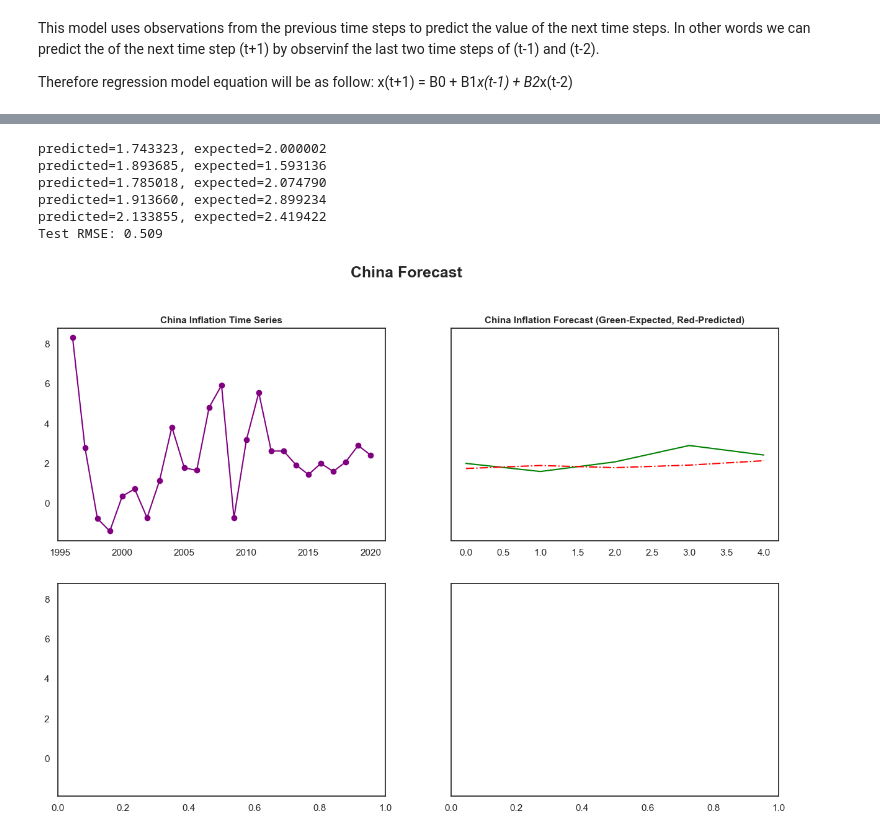
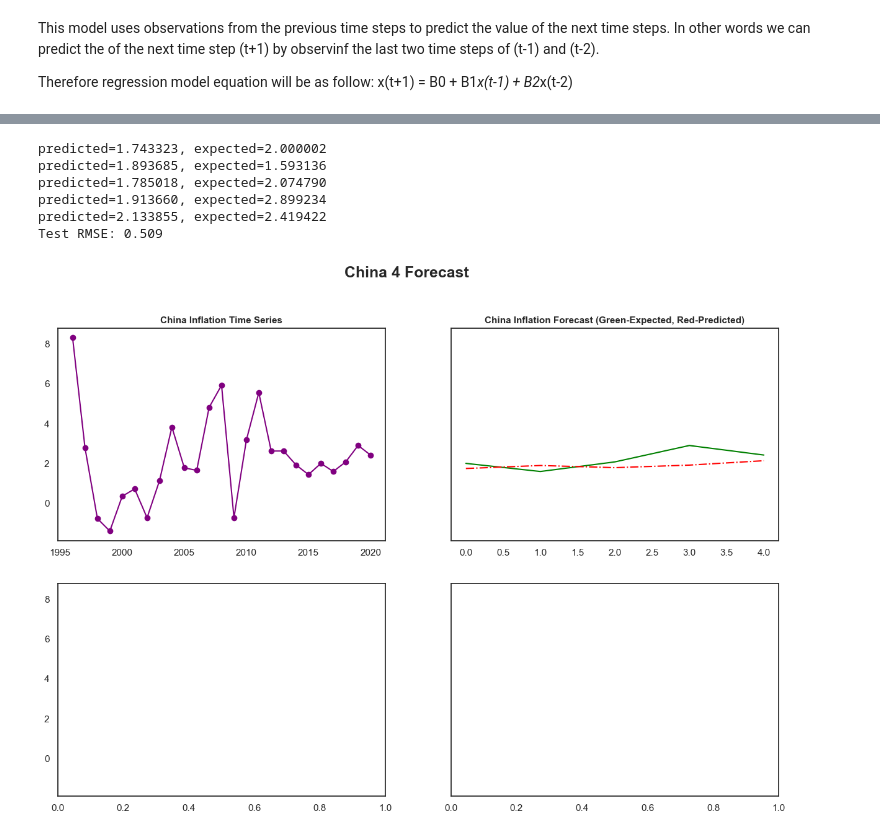
Before and after one commit to NigelGondo/Portfolio_Projects, a Jupyter notebook: A 4 Year Forecast of The BRICS Nations Inflation Rate.ipynb, the cells around one changed output, grey strips where cells are left out. Cells and saved outputs as stored; diff of their text form; code cells hidden in the pictures.

```diff
--- a/A 4 Year Forecast of The BRICS Nations Inflation Rate.ipynb
+++ b/A 4 Year Forecast of The BRICS Nations Inflation Rate.ipynb
@@ -479,35 +444,35 @@ for t in range(len(test)):
     length = len(history)
     lag = [history[i] for i in range(length-window,length)]
     yhat = coef[0]
     for d in range(window):
         yhat += coef[d+1] * lag[window-d-1]
     obs = test[t]
     predictions.append(yhat)
     history.append(obs)
     print('predicted=%f, expected=%f' % (yhat, obs))
 rmse = sqrt(mean_squared_error(test, predictions))
 print('Test RMSE: %.3f' % rmse)
 
 # plot
 fig, ax = plt.subplots(2,2, sharey = True)
 
 ax[0, 0].plot(df_inflation_final_merger_2['Year'], df_inflation_final_merger_2['China Inflation Rate'], color = 'purple', marker = 'o')
 ax[0, 0].set_title('China Inflation Time Series', fontsize = 11, fontweight = 'bold')
 ax[0, 1].plot(test, color = 'green')
 ax[0, 1].plot(predictions, color='red', linestyle = '-.')
 ax[0, 1].set_title('China Inflation Forecast (Green-Expected, Red-Predicted)', fontsize = 11, fontweight = 'bold')
 
-plt.suptitle('China Forecast', fontsize = 18, fontweight = 'bold')
+plt.suptitle('China 4 Forecast', fontsize = 18, fontweight = 'bold')
 
 plt.show()
 # %% [output]
 predicted=1.743323, expected=2.000002
 predicted=1.893685, expected=1.593136
 predicted=1.785018, expected=2.074790
 predicted=1.913660, expected=2.899234
 predicted=2.133855, expected=2.419422
 Test RMSE: 0.509
-[figure, old version]
+[figure, new version]
 # %%
 Xsa = list(df_inflation_final_merger_2['South Africa Inflation Rate'])
 train, test = Xsa[1:len(Xsa)-5], Xsa[len(Xsa)-5:]
```
Also changed, not shown: parts of 15 cells of this notebook.
